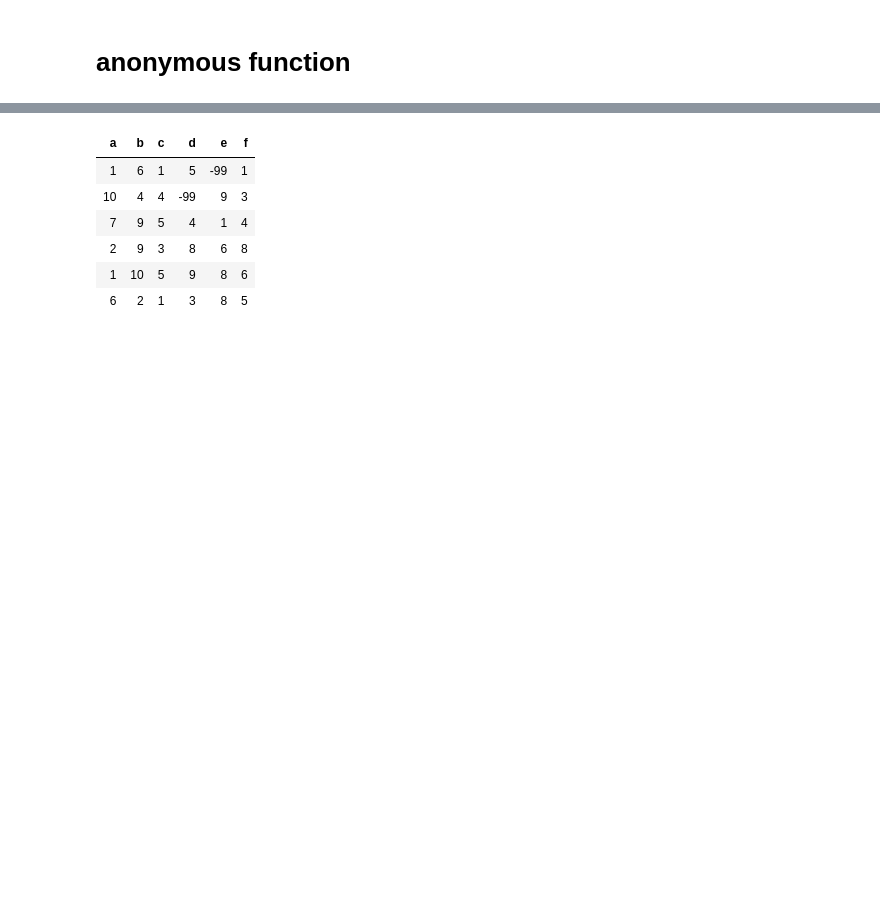
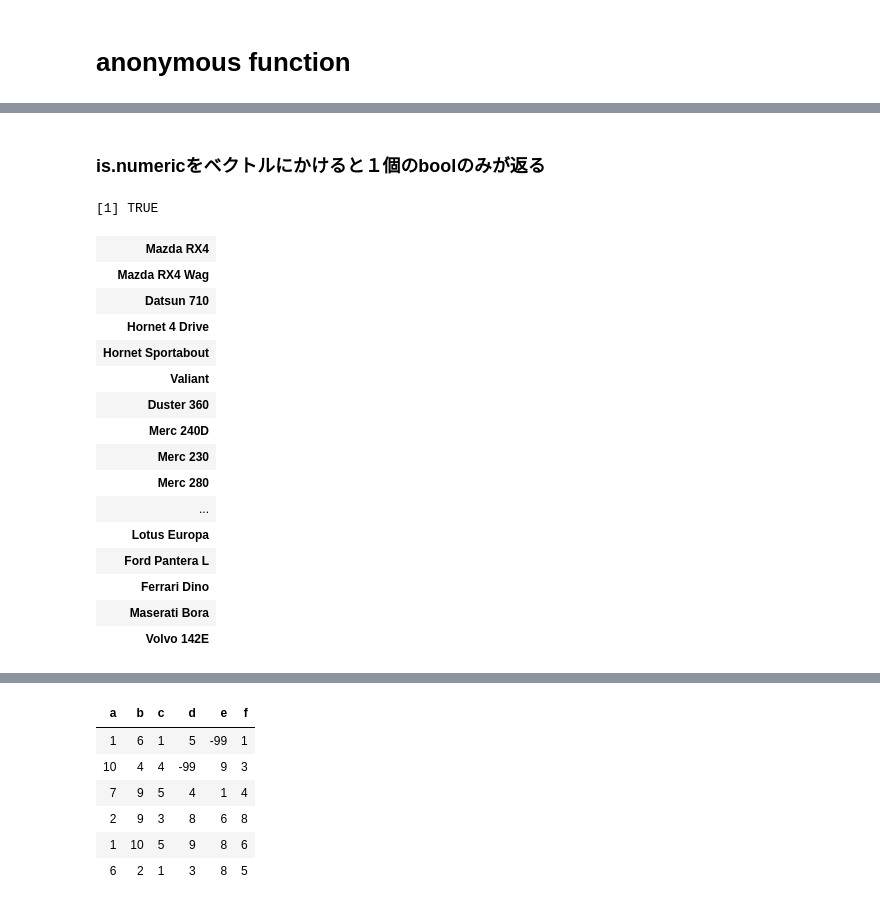
Before and after one commit to unagiinu2k/R_sandbox, a Jupyter notebook: advanced_r_functional.ipynb, the cells around one changed output, grey strips where cells are left out. Saved outputs shown, nothing was run; the diff lists cells and outputs as text; code cells hidden in the pictures; blank space fills up the shorter version.

```diff
--- a/advanced_r_functional.ipynb
+++ b/advanced_r_functional.ipynb
@@ -202,0 +296,6 @@ options(repos = structure(c(CRAN = "http://cran.ism.ac.jp/")))
+# %% [markdown]
+### is.numericをベクトルにかけると１個のboolのみが返る
+# %%
+is.numeric(c(1,2))
+# %% [output]
+[1] TRUE
@@ -202,0 +304,19 @@ options(repos = structure(c(CRAN = "http://cran.ism.ac.jp/")))
+# %%
+Filter(function(x) { paste(x ,  collapse = "_") } , mtcars)
+# %% [output]
+| Mazda RX4 |
+| Mazda RX4 Wag |
+| Datsun 710 |
+| Hornet 4 Drive |
+| Hornet Sportabout |
+| Valiant |
+| Duster 360 |
+| Merc 240D |
+| Merc 230 |
+| Merc 280 |
+| ... |
+| Lotus Europa |
+| Ford Pantera L |
+| Ferrari Dino |
+| Maserati Bora |
+| Volvo 142E |
```
Also changed, not shown: parts of 14 cells of this notebook, 1 other file.
